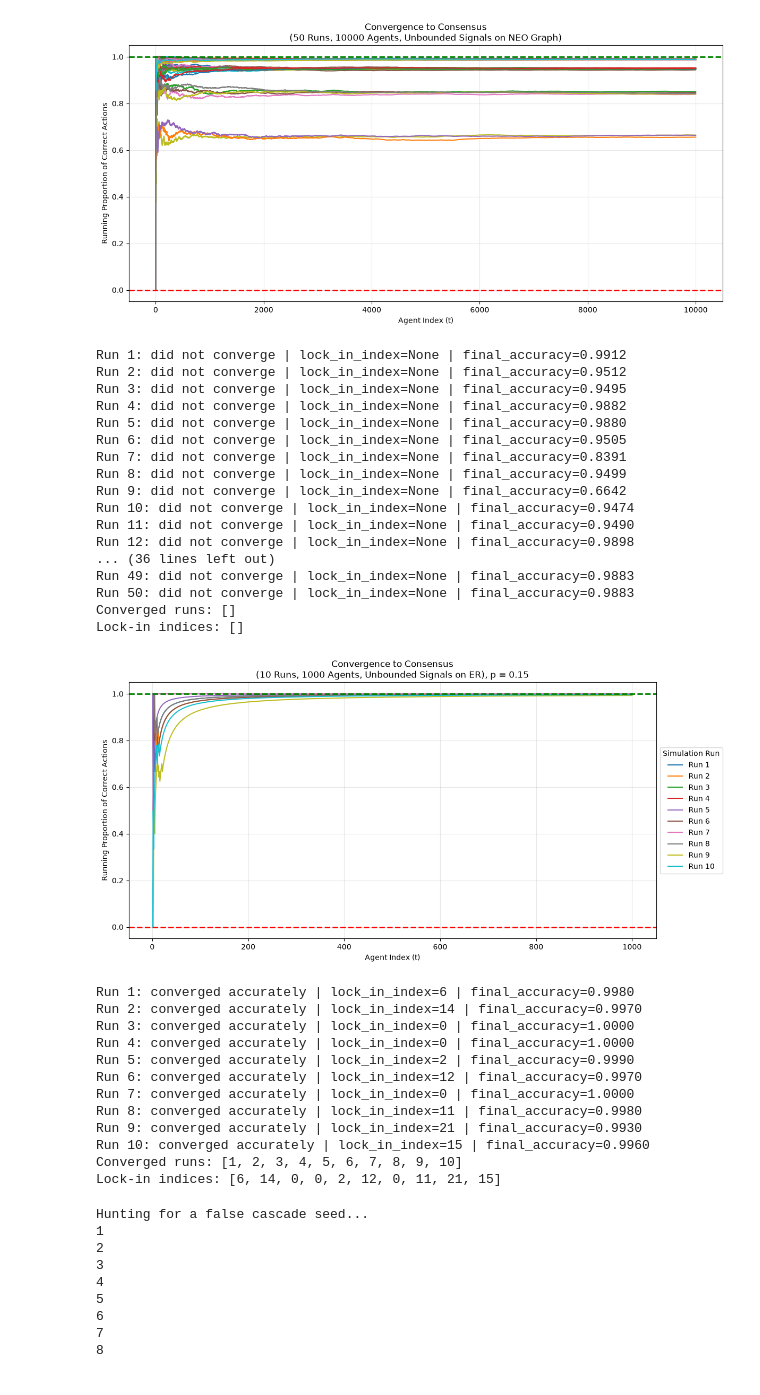
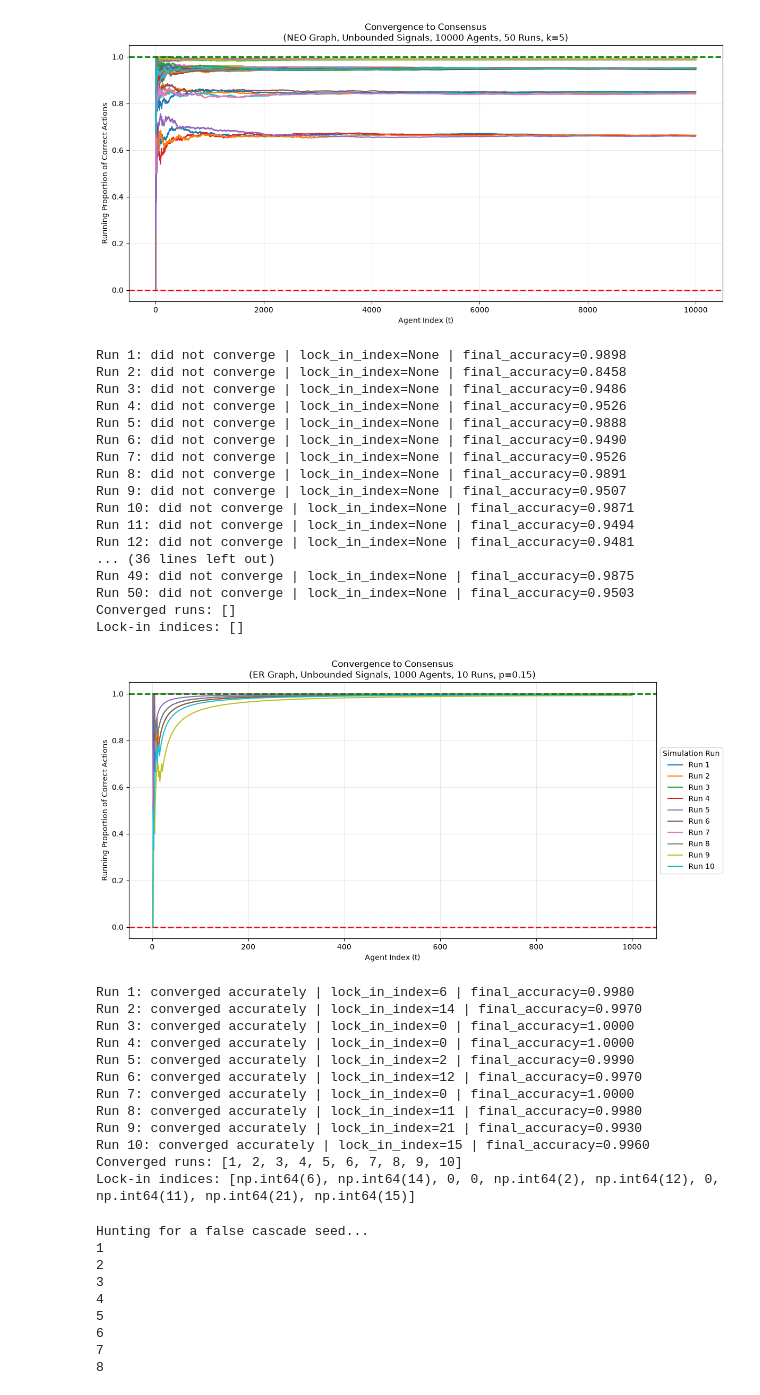
Before and after one commit to ys4ys4/Dynamic-Bayesian-Games-on-Random-Networks, a Jupyter notebook: SLM_testing.ipynb, the cells around one changed output. Saved outputs shown, nothing was run; the diff lists cells and outputs as text; code cells hidden in the pictures.

```diff
--- a/SLM_testing.ipynb
+++ b/SLM_testing.ipynb
@@ -62,36 +62,36 @@ def summarise_convergence_metrics(result):
     print(f"Lock-in indices: {lock_in_indices}")
 # %%
 # Theorem 1.
-result = run_sim('NEO', 'unbounded', k=5, runs=50, agents=10000, seed=123)
+result = run_sim('NEO', 'unbounded', agents=10000, runs=50, seed=123, k=5)
 
-title = f"Convergence to Consensus\n({result.params['runs']} Runs, {result.params['agents']} Agents, {result.params['signal_type'].title()} Signals on {result.params['graph_type']} Graph)"
+title = f"Convergence to Consensus\n({result.params['graph_type']} Graph, {result.params['signal_type'].title()} Signals, {result.params['agents']} Agents, {result.params['runs']} Runs, k={result.params['k']})"
 plot_convergence(result, title)
 summarise_convergence_metrics(result)
 # %% [output]
-[figure, old version]
+[figure, new version]
-Run 1: did not converge | lock_in_index=None | final_accuracy=0.9912
-Run 2: did not converge | lock_in_index=None | final_accuracy=0.9512
-Run 3: did not converge | lock_in_index=None | final_accuracy=0.9495
-Run 4: did not converge | lock_in_index=None | final_accuracy=0.9882
-Run 5: did not converge | lock_in_index=None | final_accuracy=0.9880
-Run 6: did not converge | lock_in_index=None | final_accuracy=0.9505
-Run 7: did not converge | lock_in_index=None | final_accuracy=0.8391
-Run 8: did not converge | lock_in_index=None | final_accuracy=0.9499
-Run 9: did not converge | lock_in_index=None | final_accuracy=0.6642
-Run 10: did not converge | lock_in_index=None | final_accuracy=0.9474
-Run 11: did not converge | lock_in_index=None | final_accuracy=0.9490
-Run 12: did not converge | lock_in_index=None | final_accuracy=0.9898
+Run 1: did not converge | lock_in_index=None | final_accuracy=0.9898
+Run 2: did not converge | lock_in_index=None | final_accuracy=0.8458
+Run 3: did not converge | lock_in_index=None | final_accuracy=0.9486
+Run 4: did not converge | lock_in_index=None | final_accuracy=0.9526
+Run 5: did not converge | lock_in_index=None | final_accuracy=0.9888
+Run 6: did not converge | lock_in_index=None | final_accuracy=0.9490
+Run 7: did not converge | lock_in_index=None | final_accuracy=0.9526
+Run 8: did not converge | lock_in_index=None | final_accuracy=0.9891
+Run 9: did not converge | lock_in_index=None | final_accuracy=0.9507
+Run 10: did not converge | lock_in_index=None | final_accuracy=0.9871
+Run 11: did not converge | lock_in_index=None | final_accuracy=0.9494
+Run 12: did not converge | lock_in_index=None | final_accuracy=0.9481
 ... (36 lines left out)
-Run 49: did not converge | lock_in_index=None | final_accuracy=0.9883
-Run 50: did not converge | lock_in_index=None | final_accuracy=0.9883
+Run 49: did not converge | lock_in_index=None | final_accuracy=0.9875
+Run 50: did not converge | lock_in_index=None | final_accuracy=0.9503
 Converged runs: []
 Lock-in indices: []
 # %%
 # Theorem 2.
 p_val = 0.15
-result = run_sim('ER', 'unbounded', runs=10, agents=1000, p=p_val, seed=123)
+result = run_sim('ER', 'unbounded', agents=1000, runs=10, seed=123, p=p_val)
 
-title = f"Convergence to Consensus\n({result.params['runs']} Runs, {result.params['agents']} Agents, {result.params['signal_type'].title()} Signals on {result.params['graph_type']}), p = {p_val:.2f}"
+title = f"Convergence to Consensus\n({result.params['graph_type']} Graph, {result.params['signal_type'].title()} Signals, {result.params['agents']} Agents, {result.params['runs']} Runs, p={result.params['p']:.2f})"
 plot_convergence(result, title)
 summarise_convergence_metrics(result)
 # %% [output]
@@ -107,7 +107,7 @@ Run 8: converged accurately | lock_in_index=11 | final_accuracy=0.9980
 Run 9: converged accurately | lock_in_index=21 | final_accuracy=0.9930
 Run 10: converged accurately | lock_in_index=15 | final_accuracy=0.9960
 Converged runs: [1, 2, 3, 4, 5, 6, 7, 8, 9, 10]
-Lock-in indices: [6, 14, 0, 0, 2, 12, 0, 11, 21, 15]
+Lock-in indices: [np.int64(6), np.int64(14), 0, 0, np.int64(2), np.int64(12), 0, np.int64(11), np.int64(21), np.int64(15)]
 # %%
 from simulations import run_sim
 
```
Also changed, not shown: parts of 7 cells of this notebook, 11 other files.
